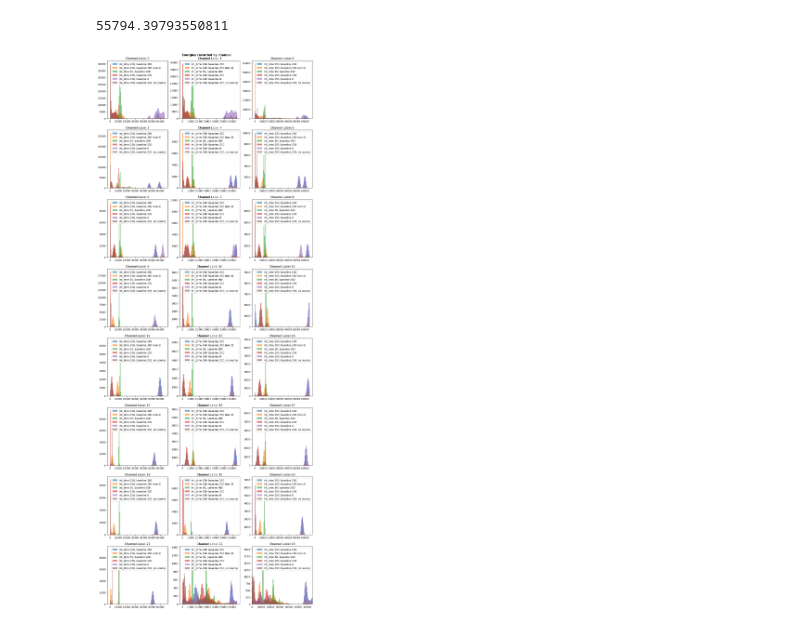
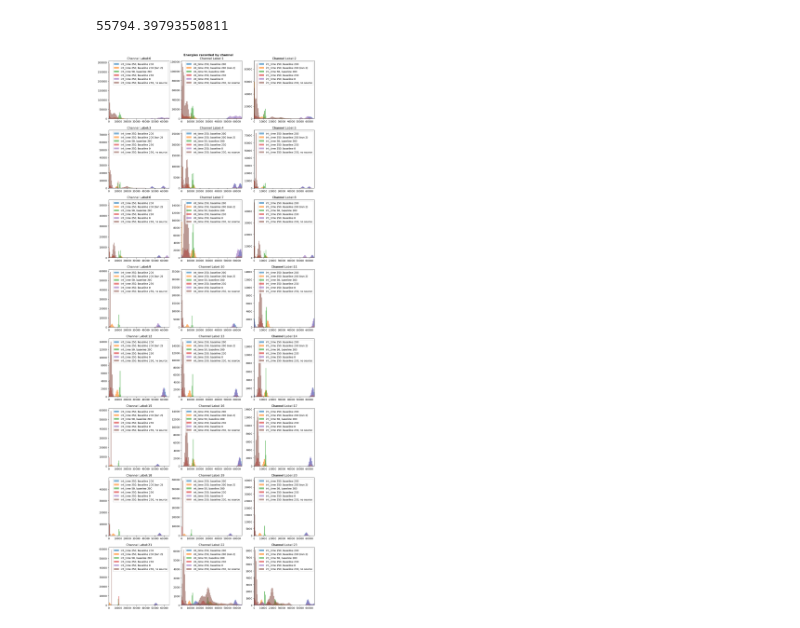
Before and after one commit to villano-lab/R76Firmware, a Jupyter notebook: plots/CustomPacketTest.ipynb, the cells around one changed output. Cells and saved outputs as stored; diff of their text form; code cells hidden in the pictures.

```diff
--- a/plots/CustomPacketTest.ipynb
+++ b/plots/CustomPacketTest.ipynb
@@ -38,25 +38,25 @@ np.mean(data[data[1].str.contains("8")][2]) - np.mean(data_b230[data_b230[" word
 # %%
 fig, ax = plt.subplots(nrows=math.ceil((27-4)/3),ncols=3,figsize=(15,5*math.ceil((27-4)/3)))
 
 bins = np.linspace(0,65536,100)
 
 for i in range(27-4+1):
     row = math.floor(i/3)
     current_ax = ax[row][i%3]
     current_ax.set_title('Channel Label:'+str(i))
     current_ax.hist(data[data[1].str.contains(str(i+4))][2],alpha=0.6,bins=bins,label="int_time 250, baseline 200")
     current_ax.hist(data_def[data_def["word label"].str.contains(str(i))]["value"],alpha=0.6,bins=bins,label="int_time 250, baseline 200 (run 2)")
     current_ax.hist(data_i50[data_i50[1].str.contains(str(i))][2],alpha=0.6,bins=bins,label="int_time 50, baseline 200")
     current_ax.hist(data_b230[data_b230[" word label"].str.contains(str(i))][" value"],alpha=0.6,bins=bins,label="int_time 250, baseline 230")
     current_ax.hist(data_b0[data_b0["word label"].str.contains(str(i))]["value"],alpha=0.6,bins=bins,label="int_time 250, baseline 0")
     current_ax.hist(data_no[data_no["word label"].str.contains(str(i))]["value"],alpha=0.6,bins=bins,label="int_time 250, baseline 230, no source")
     current_ax.legend()
+    current_ax.set_xlim(min(bins),max(bins))
 
-plt.xlim(min(bins),max(bins))
 plt.suptitle('Energies recorded by channel',weight='bold',y=0.89)
 plt.show()
 # %% [output]
-[figure, old version]
+[figure, new version]
 # %%
 fig, ax = plt.subplots(1,2,sharey=True,figsize=(16,9))
 
```
Also changed, not shown: parts of 2 cells of this notebook, 1 other file.
